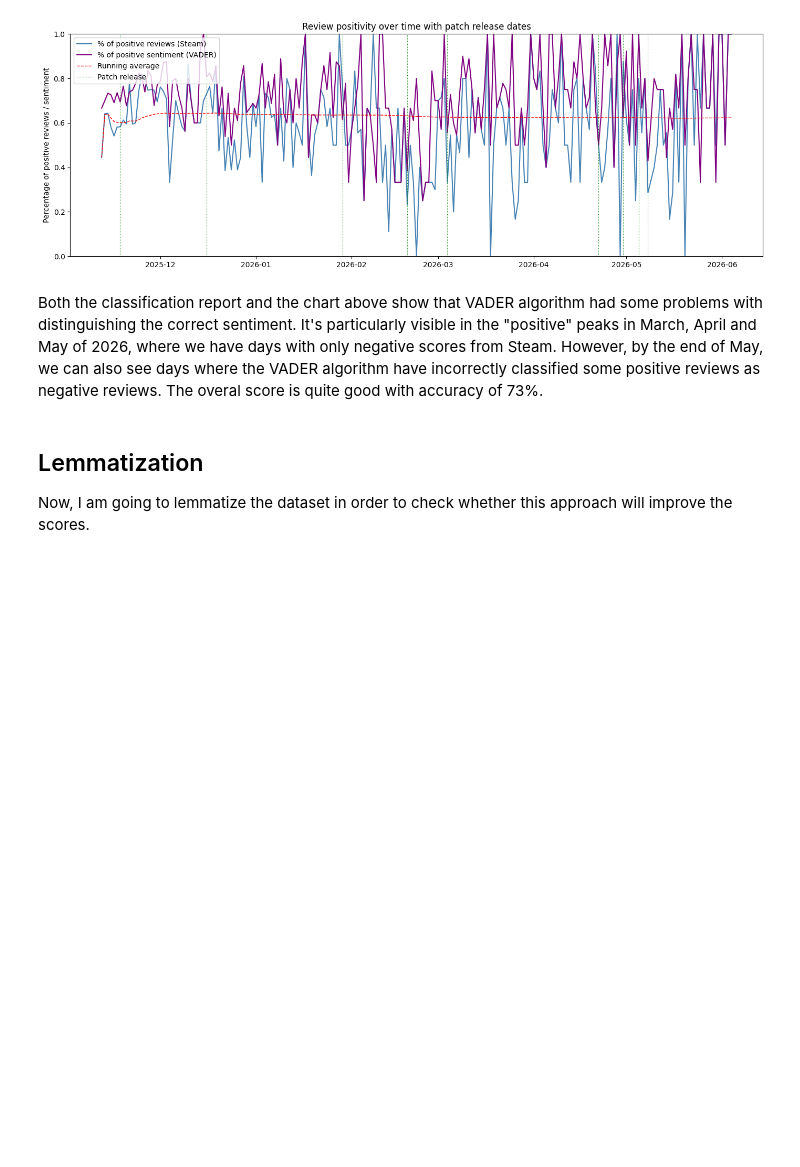
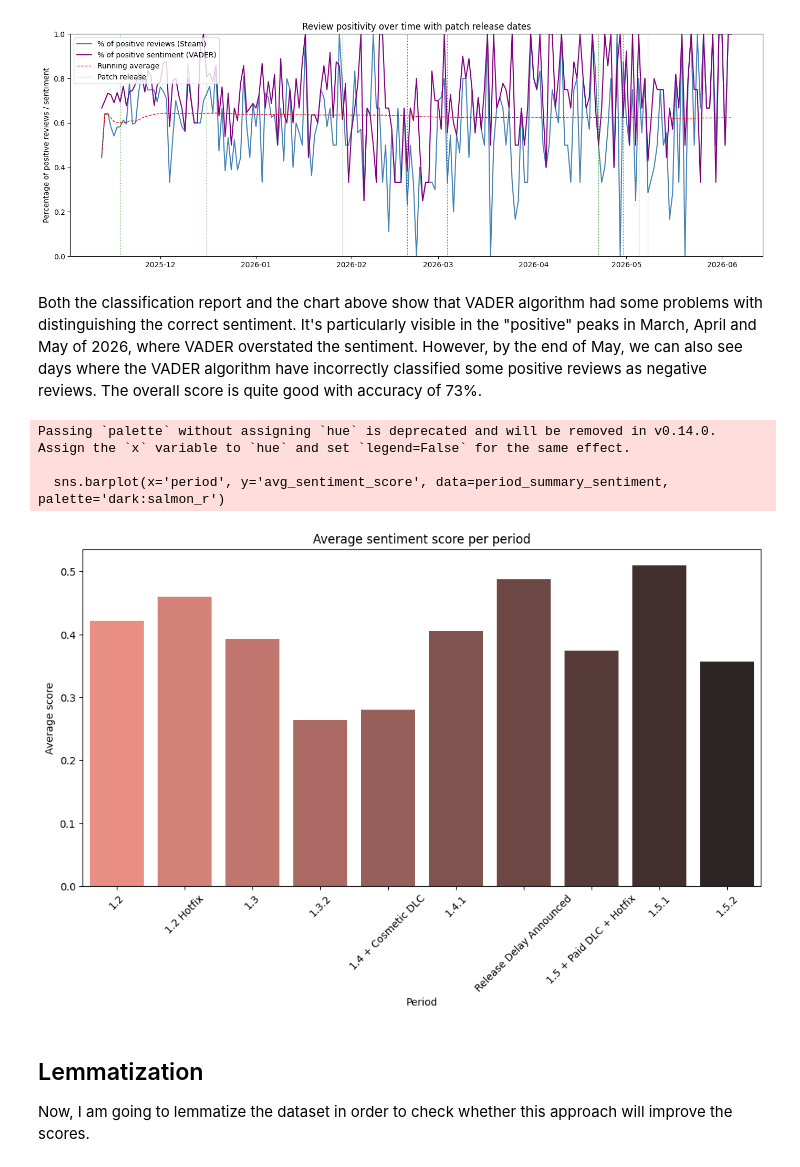
Before and after one commit to GabrielaTranslite/Sentiment_Analysis_Video_Games, a Jupyter notebook: sentiment_analysis.ipynb, the cells around one changed output. Cells and saved outputs as stored; diff of their text form; code cells hidden in the pictures; blank space fills up the shorter version.

```diff
--- a/sentiment_analysis.ipynb
+++ b/sentiment_analysis.ipynb
@@ -476,7 +476,28 @@ plt.show()
 # %% [output]
 [figure]
 # %% [markdown]
-Both the classification report and the chart above show that VADER algorithm had some problems with distinguishing the correct sentiment. It's particularly visible in the "positive" peaks in March, April and May of 2026, where we have days with only negative scores from Steam. However, by the end of May, we can also see days where the VADER algorithm have incorrectly classified some positive reviews as negative reviews. The overal score is quite good with accuracy of 73%.
+Both the classification report and the chart above show that VADER algorithm had some problems with distinguishing the correct sentiment. It's particularly visible in the "positive" peaks in March, April and May of 2026, where VADER overstated the sentiment. However, by the end of May, we can also see days where the VADER algorithm have incorrectly classified some positive reviews as negative reviews. The overall score is quite good with accuracy of 73%.
+# %%
+# Comparing the average sentiment scores per period
+
+# Average sentimentscore and number of reviews per period
+period_summary_sentiment = reviews.groupby('period').agg(
+    avg_sentiment_score = ('sentiment_score', 'mean'),
+    review_count = ('sentiment_score', 'count')
+)
+
+plt.figure(figsize=(12, 6))
+sns.barplot(x='period', y='avg_sentiment_score', data=period_summary_sentiment, palette='dark:salmon_r')
+plt.title('Average sentiment score per period')
+plt.xlabel('Period')
+plt.ylabel('Average score')
+plt.xticks(rotation=45)
+plt.show()
+# %% [output]
+Passing `palette` without assigning `hue` is deprecated and will be removed in v0.14.0. Assign the `x` variable to `hue` and set `legend=False` for the same effect.
+
+  sns.barplot(x='period', y='avg_sentiment_score', data=period_summary_sentiment, palette='dark:salmon_r')
+[figure, added]
 # %% [markdown]
 ## Lemmatization
 Now, I am going to lemmatize the dataset in order to check whether this approach will improve the scores.
```
Also changed, not shown: parts of 12 cells of this notebook.
